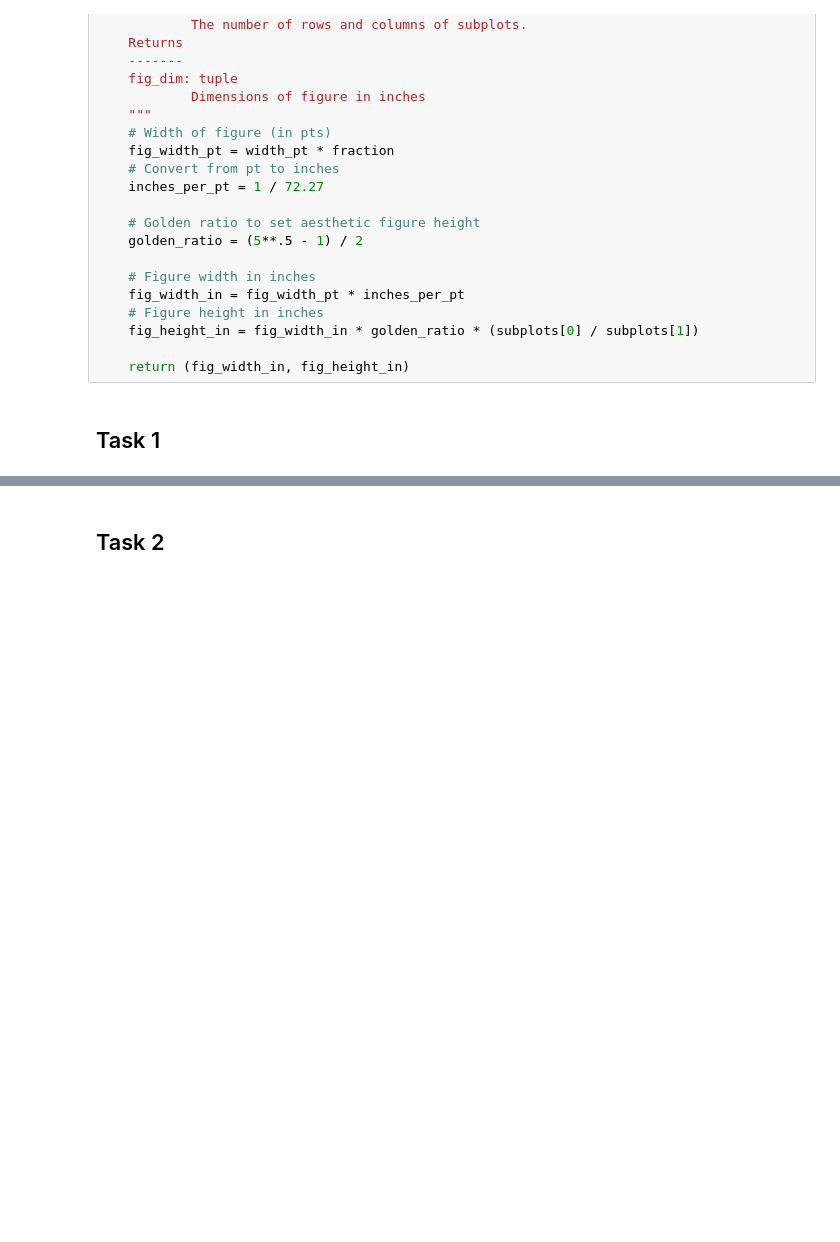
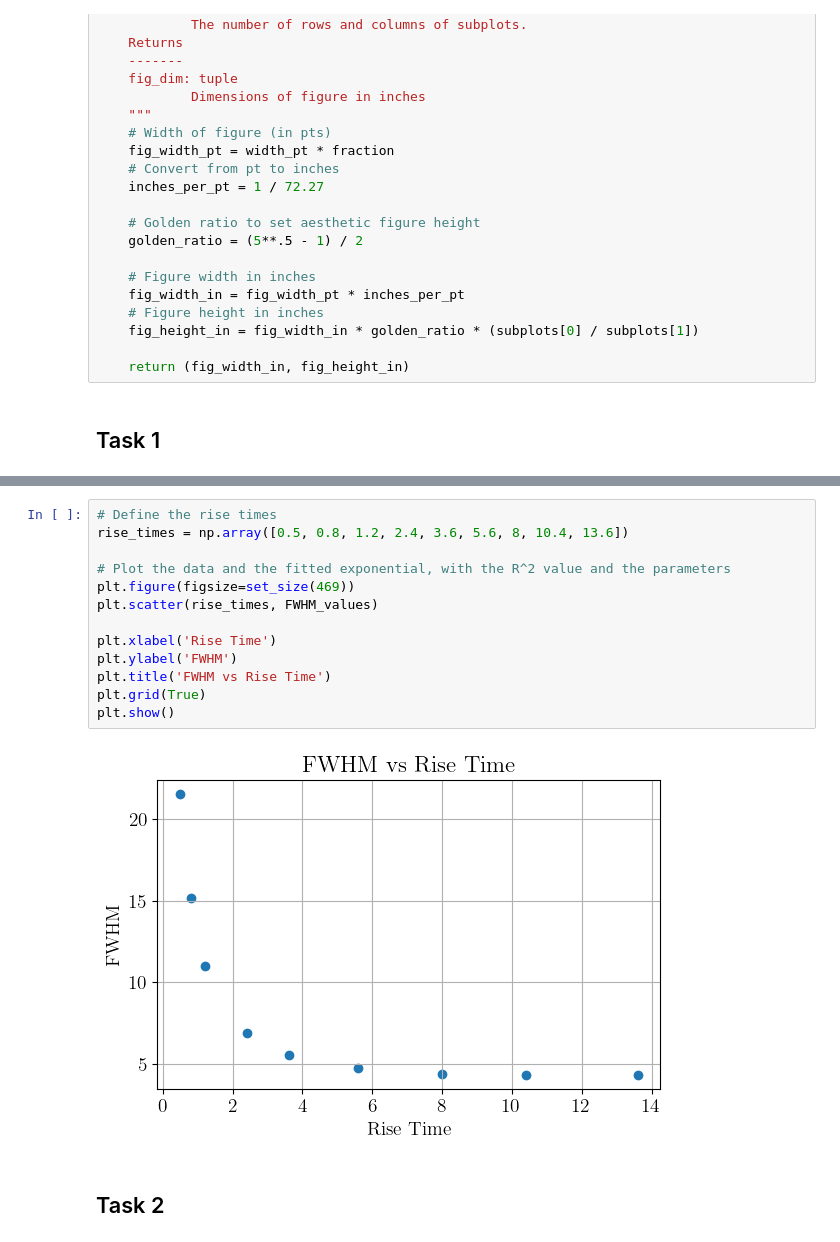
Before and after one commit to jamalghaith/advancedlabs, a Jupyter notebook: Gamma Spectroscopy/Analysis.ipynb, the cells around one changed output, grey strips where cells are left out. Saved outputs shown, nothing was run; the diff lists cells and outputs as text; blank space fills up the shorter version.

```diff
--- a/Gamma Spectroscopy/Analysis.ipynb
+++ b/Gamma Spectroscopy/Analysis.ipynb
@@ -161,3 +112,18 @@ R^2: 0.9932652001346182
+# %%
+# Define the rise times
+rise_times = np.array([0.5, 0.8, 1.2, 2.4, 3.6, 5.6, 8, 10.4, 13.6])
+
+# Plot the data and the fitted exponential, with the R^2 value and the parameters
+plt.figure(figsize=set_size(469))
+plt.scatter(rise_times, FWHM_values)
+
+plt.xlabel('Rise Time')
+plt.ylabel('FWHM')
+plt.title('FWHM vs Rise Time')
+plt.grid(True)
+plt.show()
+# %% [output]
+[figure, added]
 # %% [markdown]
 ## Task 2
 # %%
```
Also changed, not shown: parts of 7 cells of this notebook, 32 other files.
